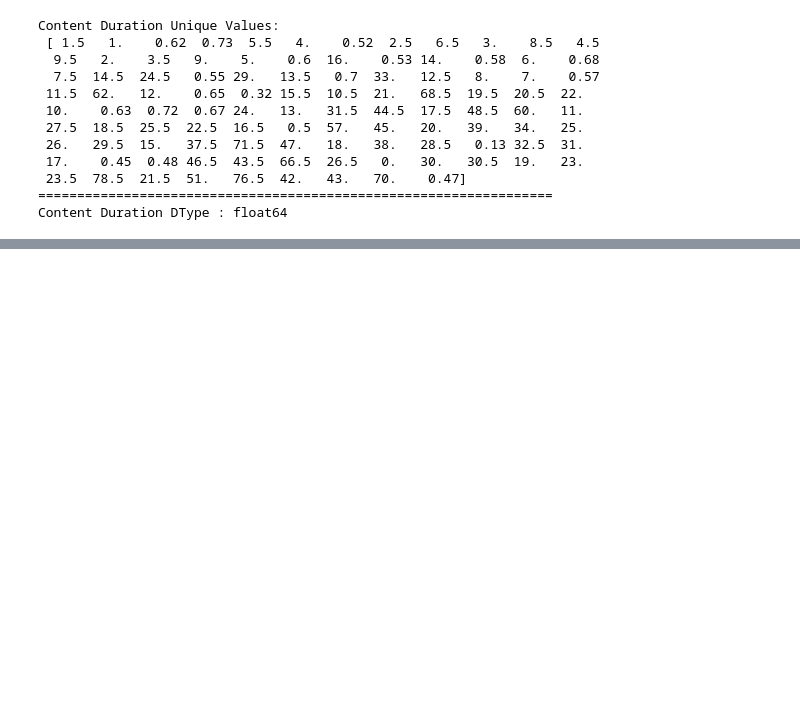
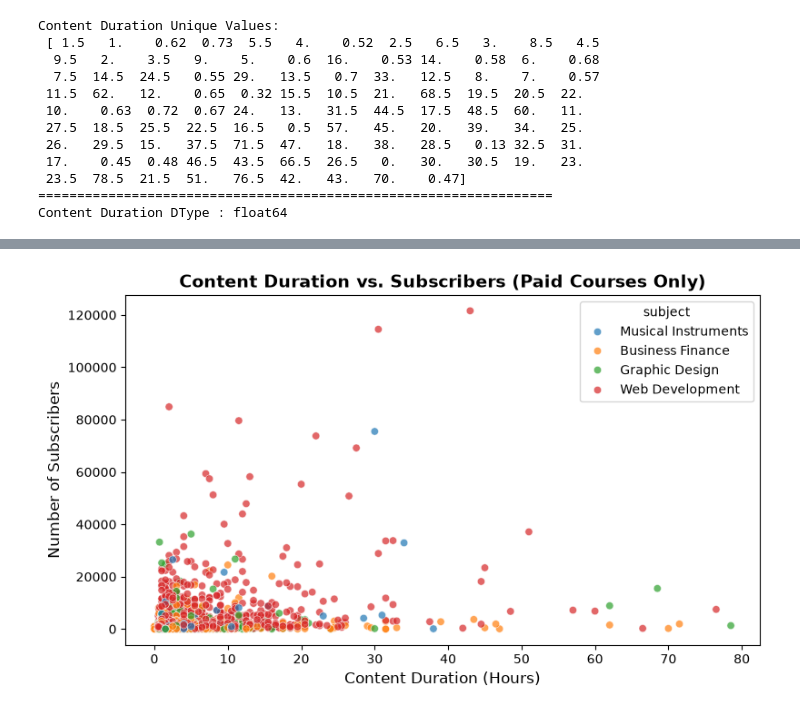
Before and after one commit to ahmedbaddar/Udemy-data-analysis, a Jupyter notebook: Udemy courses.ipynb, the cells around one changed output, grey strips where cells are left out. Cells and saved outputs as stored; diff of their text form; code cells hidden in the pictures; blank space fills up the shorter version.

```diff
--- a/Udemy courses.ipynb
+++ b/Udemy courses.ipynb
@@ -148,0 +289,12 @@ Content Duration DType : float64
+# %%
+paid_df = df[df['is_paid'] == True]
+
+plt.figure(figsize=(9, 5))
+sns.scatterplot(data=paid_df, x='content_duration', y='num_subscribers', hue='subject', alpha=0.7, palette='tab10')
+plt.title('Content Duration vs. Subscribers (Paid Courses Only)', fontsize=14, fontweight='bold')
+plt.xlabel('Content Duration (Hours)', fontsize=12)
+plt.ylabel('Number of Subscribers', fontsize=12)
+plt.savefig('paid_duration_vs_subscribers.png', dpi=300, bbox_inches='tight')
+plt.show()
+# %% [output]
+[figure, added]
```
Also changed, not shown: parts of 12 cells of this notebook.
